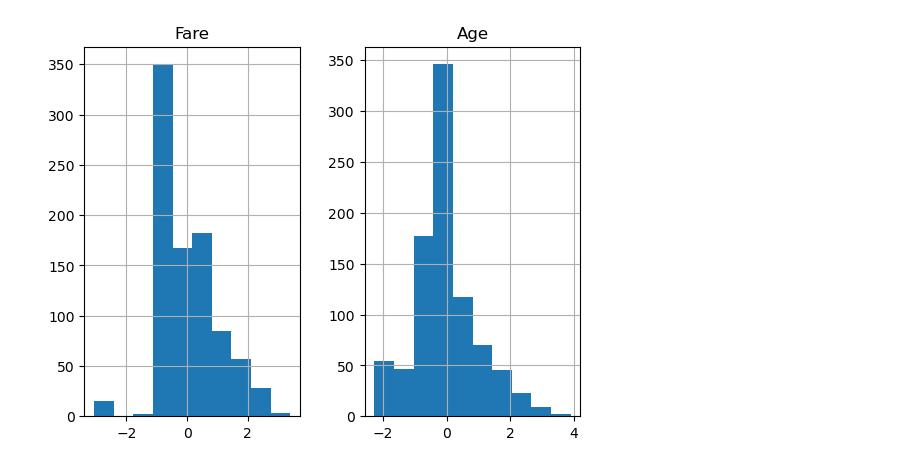
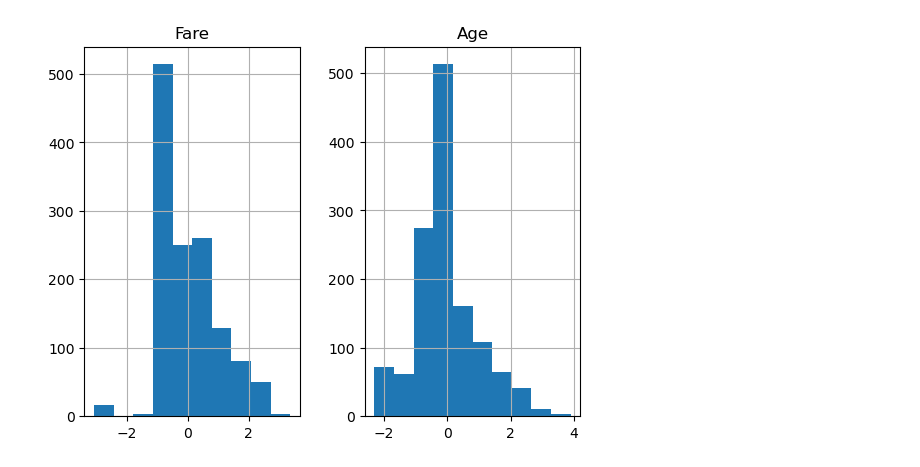
Before and after one commit to ericlau1987/hands_on_machine_learning_sklearn_keras_tensorflow, a Jupyter notebook: src/chapter3_classification/kaggle_taitanic/01_data_Processing.ipynb, the cells around one changed output. Saved outputs shown, nothing was run; the diff lists cells and outputs as text; code cells hidden in the pictures.

```diff
--- a/src/chapter3_classification/kaggle_taitanic/01_data_Processing.ipynb
+++ b/src/chapter3_classification/kaggle_taitanic/01_data_Processing.ipynb
@@ -19,21 +20,36 @@ def load_housing_data():
     return pd.read_csv(Path("datasets/titanic/train.csv")), pd.read_csv(Path("datasets/titanic/test.csv"))
 
 train, test = load_housing_data()
+# %%
+train_passengers = train['PassengerId']
+test_passengers = test['PassengerId']
+test['Survived'] = np.NaN
+total = pd.concat([train, test])
+total.set_index('PassengerId', inplace=True)
 # %%
-X_train = train.copy()
+X_train = total.copy()
+y_train = X_train['Survived']
 X_train = X_train.drop('Survived', axis=1)
-X_train.set_index('PassengerId', inplace=True)
-X_test = test.copy()
-X_test.set_index('PassengerId', inplace=True)
+# X_train.set_index('PassengerId', inplace=True)
+# X_test = test.copy()
+# X_test.set_index('PassengerId', inplace=True)
 # %%
 # fill average ages for nan value
 X_train['Age'] = X_train['Age'].fillna(X_train['Age'].mean())
 # drop the column Cabin
 X_train.drop('Cabin', axis=1, inplace=True)
 # drop the row with the empty value in the column Embarked
-X_train.dropna(subset='Embarked', axis=0, inplace=True)
+# X_train.dropna(subset='Embarked', axis=0, inplace=True)
 # drop the row where Fare is equal to 0
 # X_train = X_train[X_train['Fare']!=0]
+X_train['Name_transformed'] = X_train['Name'].apply(
+    lambda x: x.split('.')[0].split(',')[-1].strip()
+)
+X_train['marriage_status'] = X_train['Name_transformed'].map({'Mrs':' married'})
+X_train['marriage_status'] = X_train['marriage_status'].fillna('unknown')
+X_train.drop(['Name', 'Ticket'], axis=1, inplace=True)
+X_train['Has_SibSp'] = X_train['SibSp'].apply(lambda x: True if x>0 else False)
+X_train['Has_Parch'] = X_train['Parch'].apply(lambda x: True if x>0 else False)
 # %%
 X_train[['Fare']].hist()
 # %% [output]
@@ -58,12 +91,12 @@ array([[<AxesSubplot:title={'center':'Fare'}>]], dtype=object)
 # %%
 # Scale features
 
 from sklearn.preprocessing import StandardScaler
 
 std_scaler = StandardScaler()
 std_cols = ['Fare', 'Age']
 std_fare = std_scaler.fit_transform(X_train[std_cols])
 pd.DataFrame(std_fare, columns=std_cols).hist(bins=10)
-X_train[std_cols] = pd.DataFrame(std_fare, columns=std_cols)
+X_train[std_cols] = pd.DataFrame(std_fare, columns=std_cols, index=X_train.index)
 # %% [output]
-[figure, old version]
+[figure, new version]
```
Also changed, not shown: parts of 32 cells of this notebook, 2 other files.
